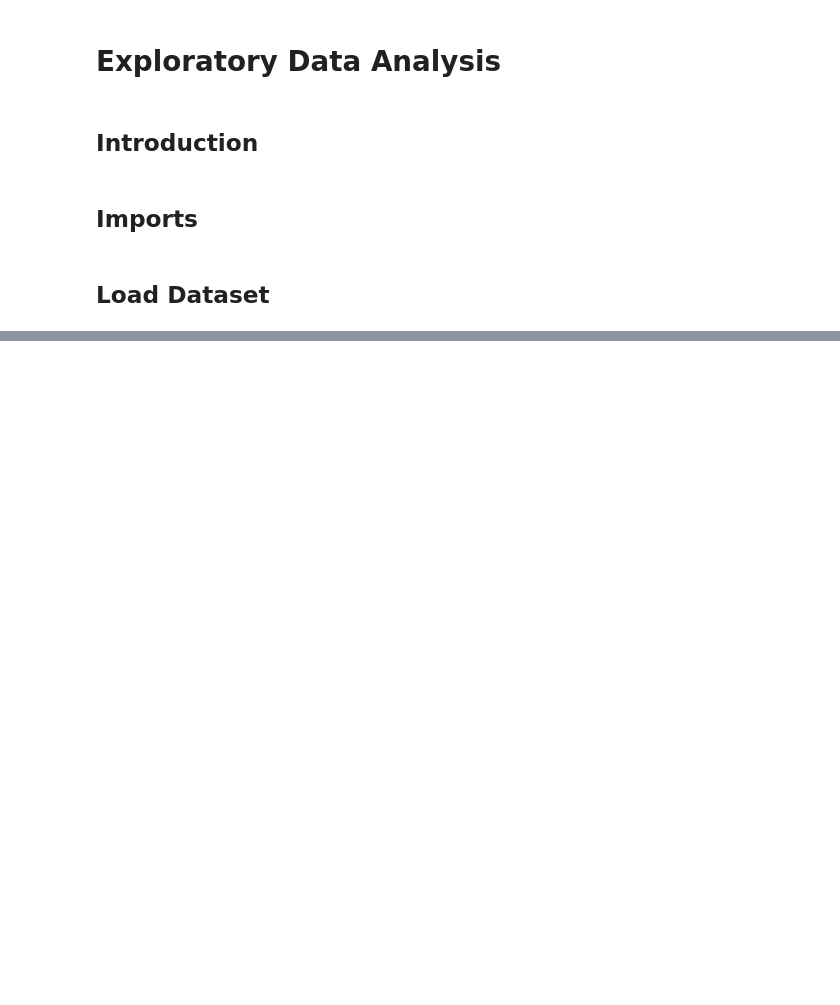
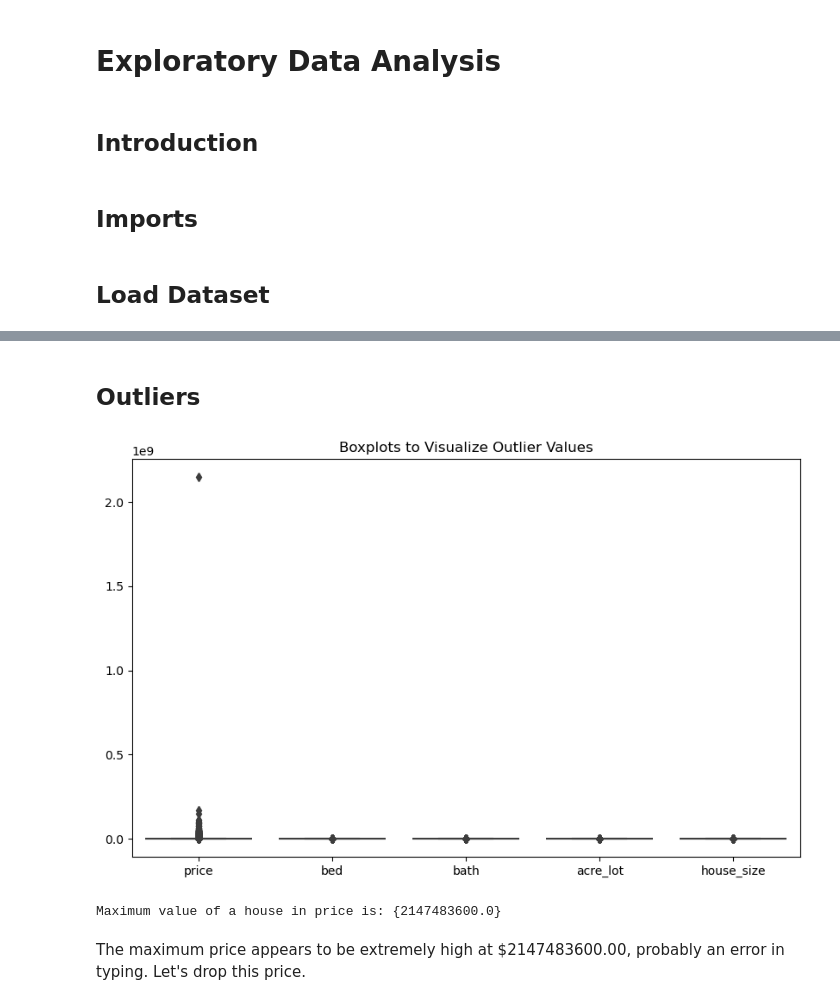
Before and after one commit to PM696/SpringboardBootCamp_DataScience, a Jupyter notebook: Capstone_Two_Data_Wrangling-main/EDA_Price_prediction_CapstoneTwo.ipynb, the cells around one changed output, grey strips where cells are left out. Drawn from its saved outputs; the diff is of its cells as text; code cells hidden in the pictures; blank space fills up the shorter version.

```diff
--- a/Capstone_Two_Data_Wrangling-main/EDA_Price_prediction_CapstoneTwo.ipynb
+++ b/Capstone_Two_Data_Wrangling-main/EDA_Price_prediction_CapstoneTwo.ipynb
@@ -263,0 +102,18 @@ for col in df2.loc[:, df.dtypes == np.number]:
+# %% [markdown]
+## Outliers
+# %%
+# Create box plots for each column
+plt.figure(figsize=(10, 6))
+sns.boxplot(data=data1)
+plt.title('Boxplots to Visualize Outlier Values')
+plt.show();
+# %% [output]
+[figure, added]
+# %%
+# Maximun value in price column
+max_price = data1['price'].max()
+print(f"Maximum value of a house in price is:", {max_price})
+# %% [output]
+Maximum value of a house in price is: {2147483600.0}
+# %% [markdown]
+The maximum price appears to be extremely high at $2147483600.00, probably an error in typing. Let's drop this price.
```
Also changed, not shown: parts of 36 cells of this notebook.
